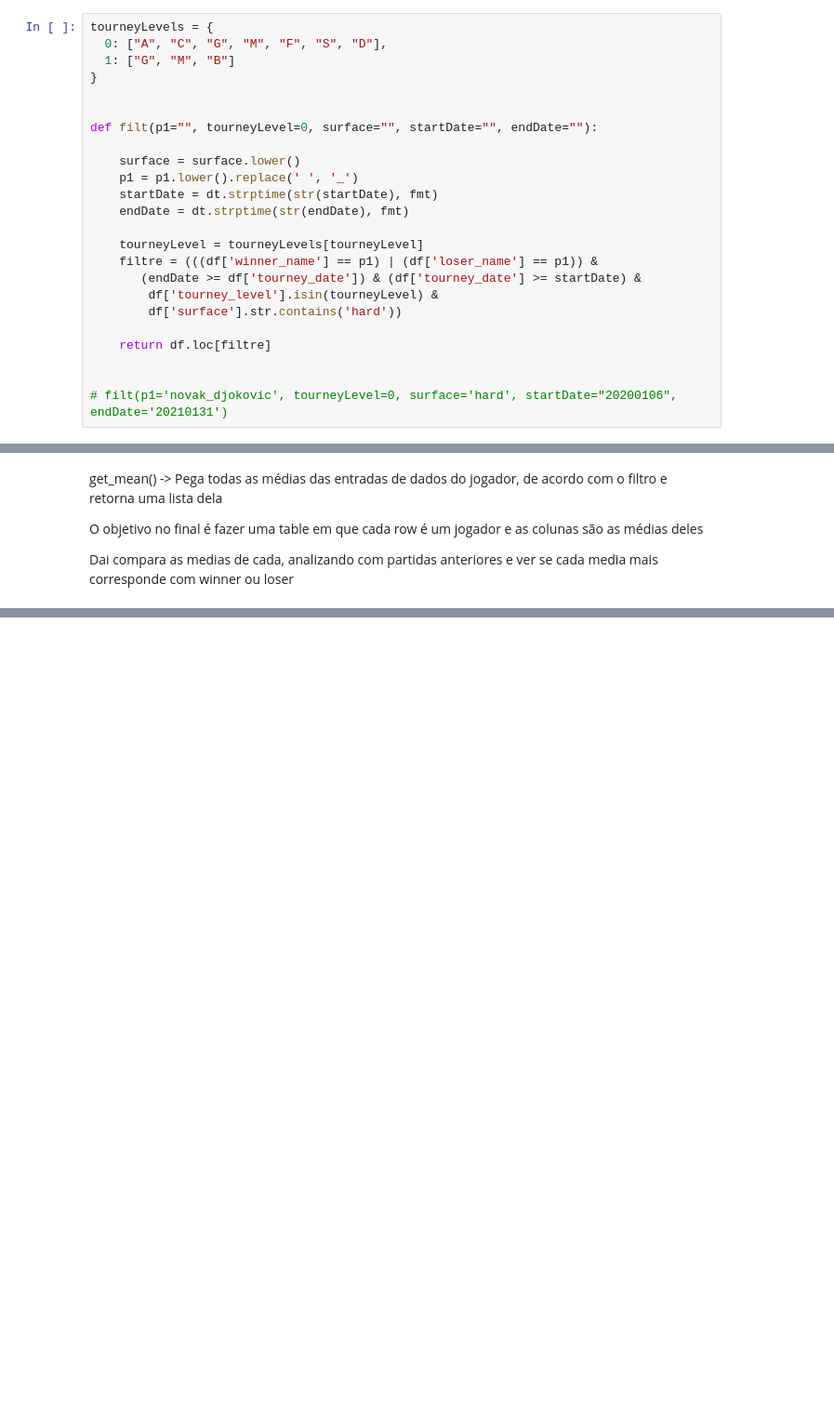
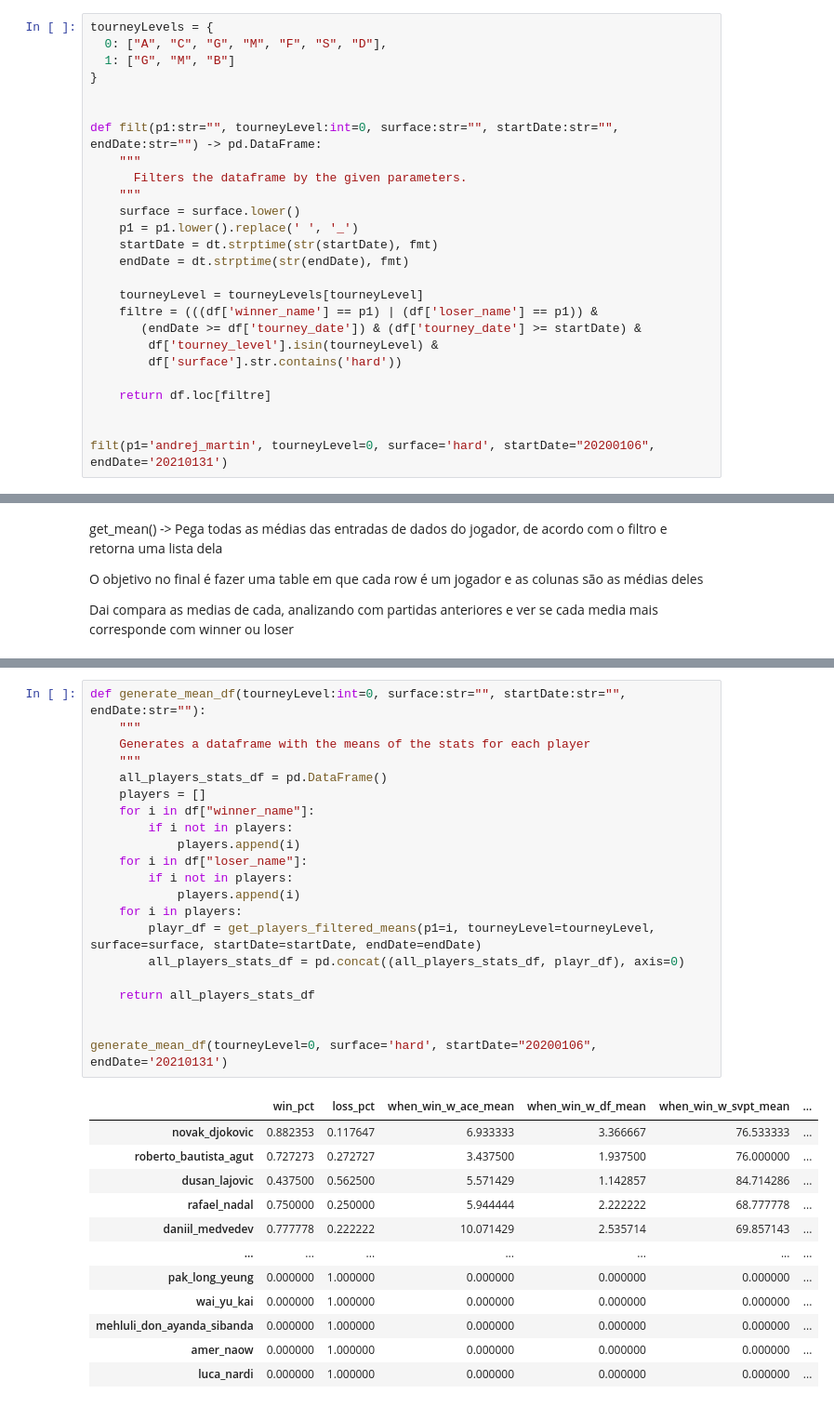
Before and after one commit to RuanGallio/TennisAnalysis, a Jupyter notebook: main.ipynb, the cells around one changed output, grey strips where cells are left out. Shown: that part at 93% size. Saved outputs shown, nothing was run; the diff lists cells and outputs as text; blank space fills up the shorter version.

```diff
--- a/main.ipynb
+++ b/main.ipynb
@@ -31,8 +44,10 @@ tourneyLevels = {
 }
 
 
-def filt(p1="", tourneyLevel=0, surface="", startDate="", endDate=""):
-
+def filt(p1:str="", tourneyLevel:int=0, surface:str="", startDate:str="", endDate:str="") -> pd.DataFrame:
+    """
+      Filters the dataframe by the given parameters.
+    """
     surface = surface.lower()
     p1 = p1.lower().replace(' ', '_')
     startDate = dt.strptime(str(startDate), fmt)
@@ -47,4 +62,4 @@ def filt(p1="", tourneyLevel=0, surface="", startDate="", endDate=""):
     return df.loc[filtre]
 
 
-# filt(p1='novak_djokovic', tourneyLevel=0, surface='hard', startDate="20200106", endDate='20210131')
+filt(p1='andrej_martin', tourneyLevel=0, surface='hard', startDate="20200106", endDate='20210131')
@@ -72,0 +140,34 @@ Dai compara as medias de cada, analizando com partidas anteriores e ver se cada
+# %%
+def generate_mean_df(tourneyLevel:int=0, surface:str="", startDate:str="", endDate:str=""):
+    """
+    Generates a dataframe with the means of the stats for each player
+    """
+    all_players_stats_df = pd.DataFrame()
+    players = []
+    for i in df["winner_name"]:
+        if i not in players:
+            players.append(i)
+    for i in df["loser_name"]:
+        if i not in players:
+            players.append(i)
+    for i in players:
+        playr_df = get_players_filtered_means(p1=i, tourneyLevel=tourneyLevel, surface=surface, startDate=startDate, endDate=endDate)
+        all_players_stats_df = pd.concat((all_players_stats_df, playr_df), axis=0)
+
+    return all_players_stats_df
+
+
+generate_mean_df(tourneyLevel=0, surface='hard', startDate="20200106", endDate='20210131')
+# %% [output]
+|  | win_pct | loss_pct | when_win_w_ace_mean | when_win_w_df_mean | when_win_w_svpt_mean | ... |
+| novak_djokovic | 0.882353 | 0.117647 | 6.933333 | 3.366667 | 76.533333 | ... |
+| roberto_bautista_agut | 0.727273 | 0.272727 | 3.437500 | 1.937500 | 76.000000 | ... |
+| dusan_lajovic | 0.437500 | 0.562500 | 5.571429 | 1.142857 | 84.714286 | ... |
+| rafael_nadal | 0.750000 | 0.250000 | 5.944444 | 2.222222 | 68.777778 | ... |
+| daniil_medvedev | 0.777778 | 0.222222 | 10.071429 | 2.535714 | 69.857143 | ... |
+| ... | ... | ... | ... | ... | ... | ... |
+| pak_long_yeung | 0.000000 | 1.000000 | 0.000000 | 0.000000 | 0.000000 | ... |
+| wai_yu_kai | 0.000000 | 1.000000 | 0.000000 | 0.000000 | 0.000000 | ... |
+| mehluli_don_ayanda_sibanda | 0.000000 | 1.000000 | 0.000000 | 0.000000 | 0.000000 | ... |
+| amer_naow | 0.000000 | 1.000000 | 0.000000 | 0.000000 | 0.000000 | ... |
+| luca_nardi | 0.000000 | 1.000000 | 0.000000 | 0.000000 | 0.000000 | ... |
```
Also changed, not shown: parts of 5 cells of this notebook.
